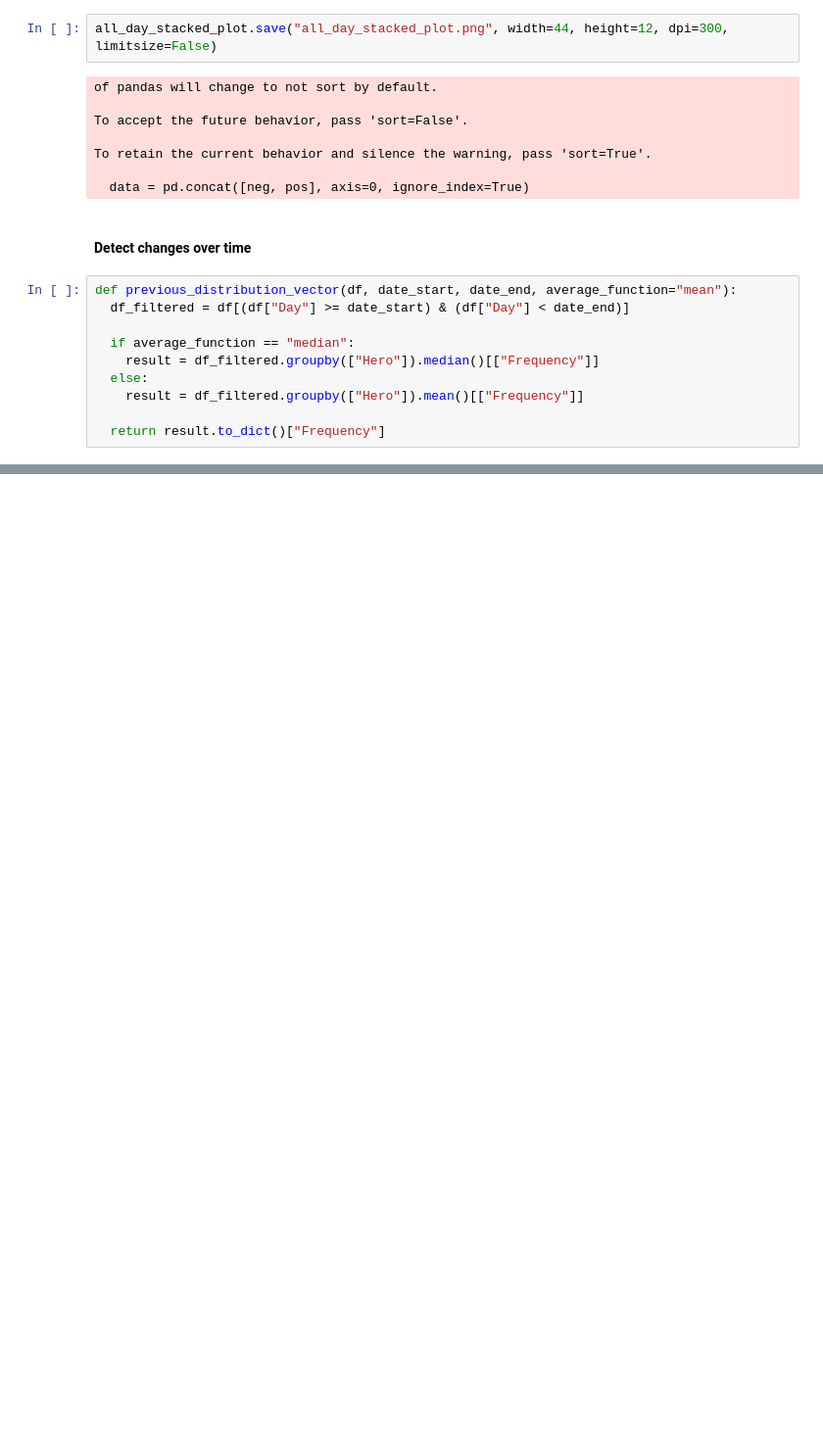
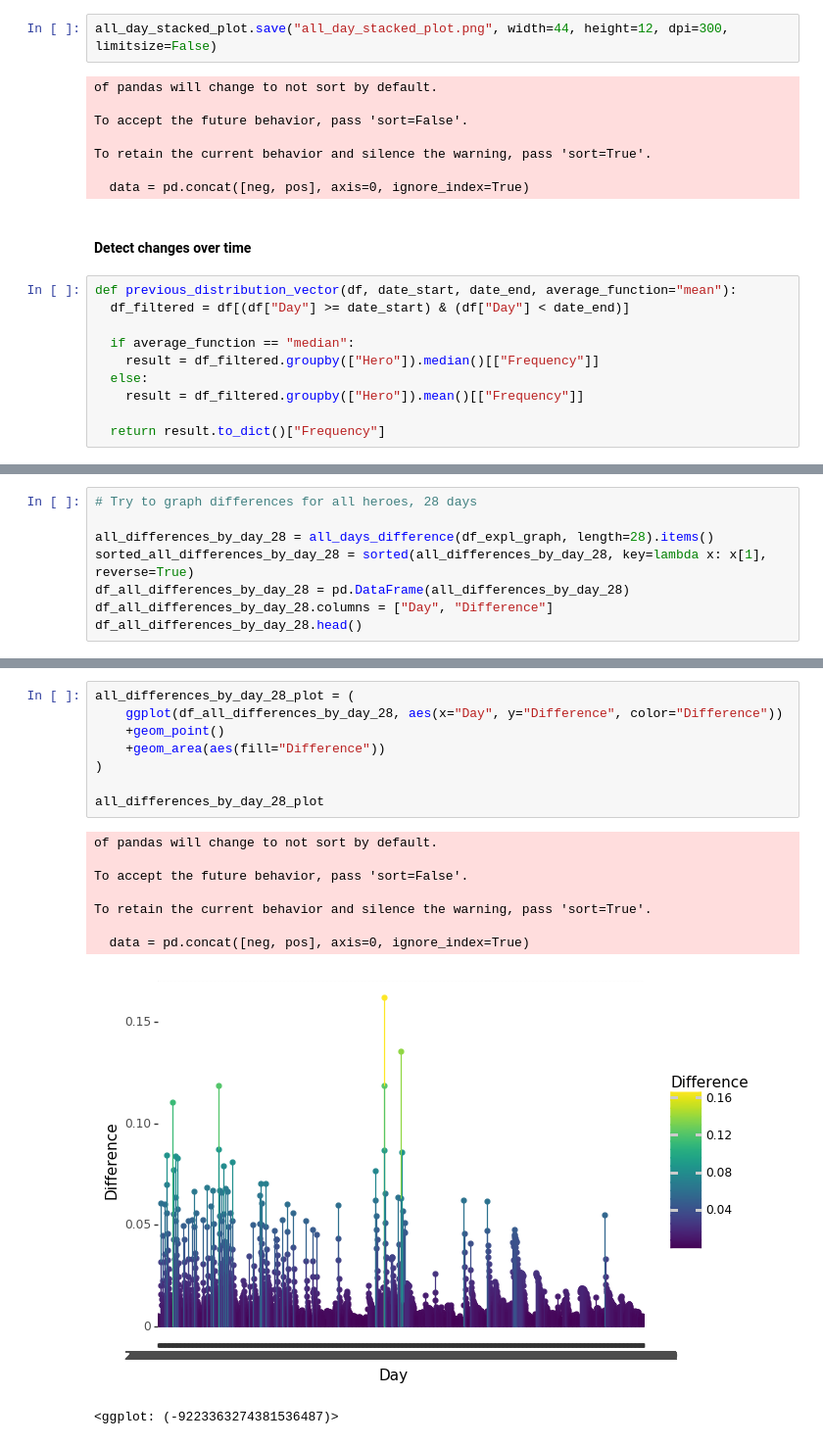
Before and after one commit to marcolussetti/opendotadump-tools, a Jupyter notebook: analysis/heroes_picks/GraphPicks.ipynb, the cells around one changed output, grey strips where cells are left out. Shown at 98% size. Cells and saved outputs as stored; diff of their text form; blank space fills up the shorter version.

```diff
--- a/analysis/heroes_picks/GraphPicks.ipynb
+++ b/analysis/heroes_picks/GraphPicks.ipynb
@@ -343,0 +454,8 @@ To retain the current behavior and silence the warning, pass 'sort=True'.
+# %%
+# Try to graph differences for all heroes, 28 days
+
+all_differences_by_day_28 = all_days_difference(df_expl_graph, length=28).items()
+sorted_all_differences_by_day_28 = sorted(all_differences_by_day_28, key=lambda x: x[1], reverse=True)
+df_all_differences_by_day_28 = pd.DataFrame(all_differences_by_day_28)
+df_all_differences_by_day_28.columns = ["Day", "Difference"]
+df_all_differences_by_day_28.head()
@@ -343,0 +469,18 @@ To retain the current behavior and silence the warning, pass 'sort=True'.
+# %%
+all_differences_by_day_28_plot = (
+    ggplot(df_all_differences_by_day_28, aes(x="Day", y="Difference", color="Difference"))
+    +geom_point()
+    +geom_area(aes(fill="Difference"))
+)
+
+all_differences_by_day_28_plot
+# %% [output]
+of pandas will change to not sort by default.
+
+To accept the future behavior, pass 'sort=False'.
+
+To retain the current behavior and silence the warning, pass 'sort=True'.
+
+  data = pd.concat([neg, pos], axis=0, ignore_index=True)
+[figure, added]
+<ggplot: (-9223363274381536487)>
```
Also changed, not shown: parts of 29 cells of this notebook.
